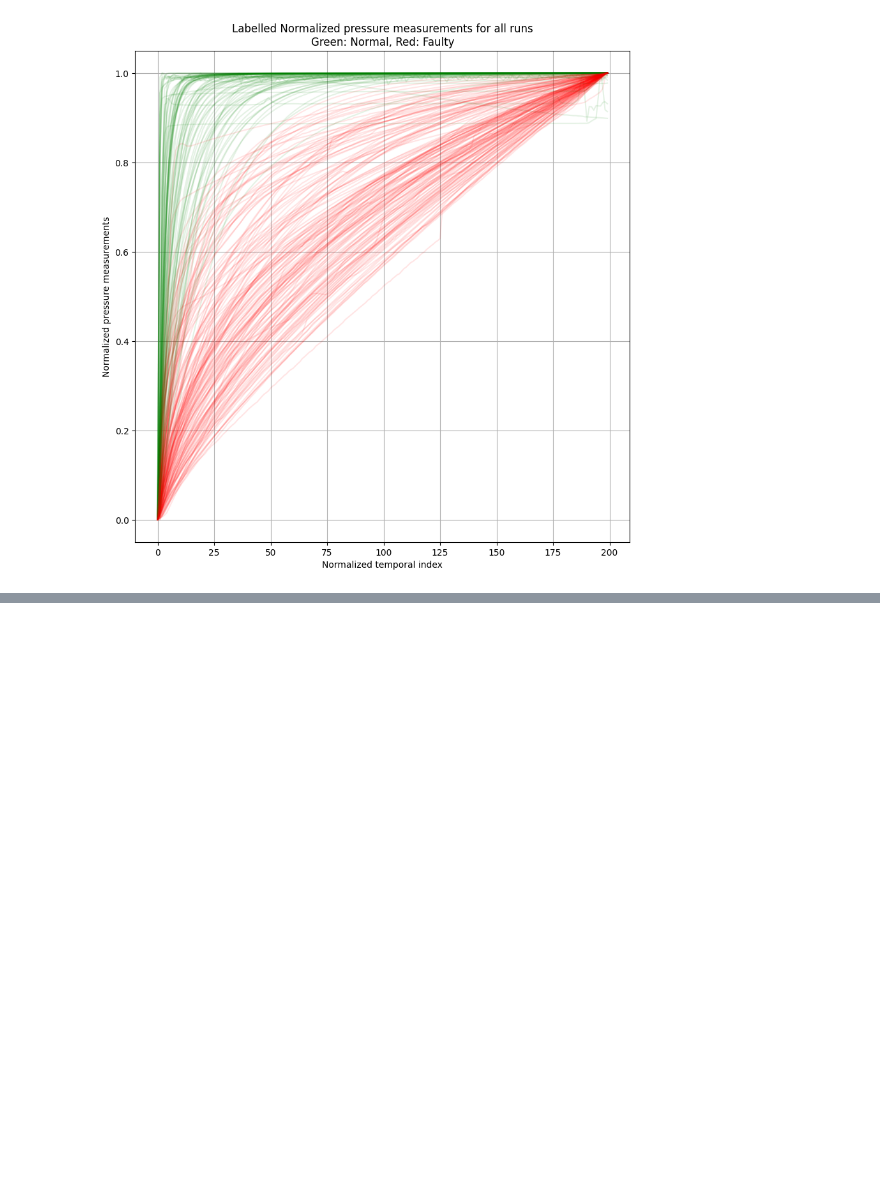
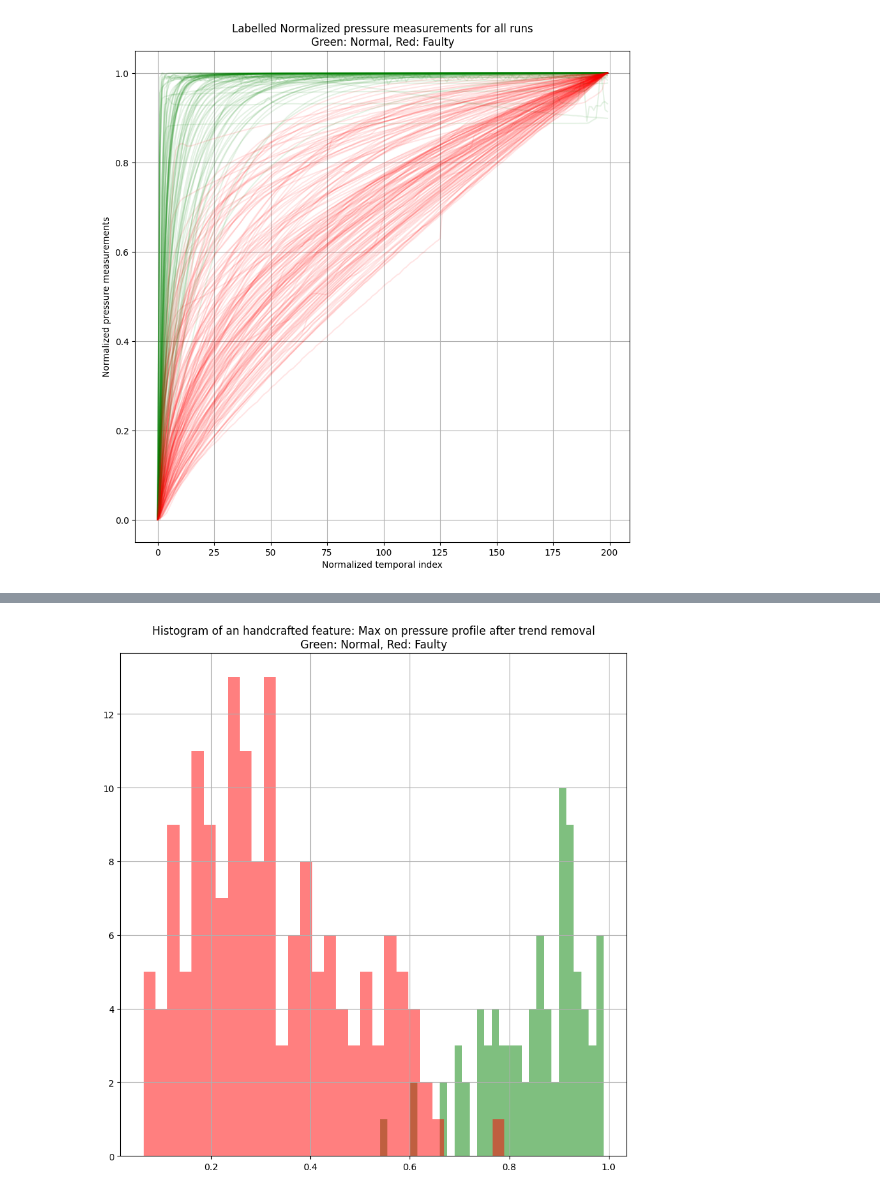
Before and after one commit to balthazarneveu/geosciences, a Jupyter notebook: TP_2/code/TP_2.ipynb, the cells around one changed output, grey strips where cells are left out. Drawn from its saved outputs; the diff is of its cells as text; code cells hidden in the pictures; blank space fills up the shorter version.

```diff
--- a/TP_2/code/TP_2.ipynb
+++ b/TP_2/code/TP_2.ipynb
@@ -28,0 +46,16 @@ plt.show()
+# %%
+plt.figure(figsize=(10,10))
+pos, neg = [], []
+for press, label in zip(pressure, labels):
+    max_feature = np.max(press - np.linspace(0, 1, len(press)))
+    if label == 1:
+        pos.append(max_feature)
+    else:
+        neg.append(max_feature)
+plt.hist(pos, bins=30, alpha=0.5, label="Normal", color="green")
+plt.hist(neg, bins=30, alpha=0.5, label="Faulty", color="red")
+plt.title("Histogram of an handcrafted feature: Max on pressure profile after trend removal\nGreen: Normal, Red: Faulty")
+plt.grid()
+plt.show()
+# %% [output]
+[figure, added]
```
Also changed, not shown: parts of 3 cells of this notebook, 3 other files.
